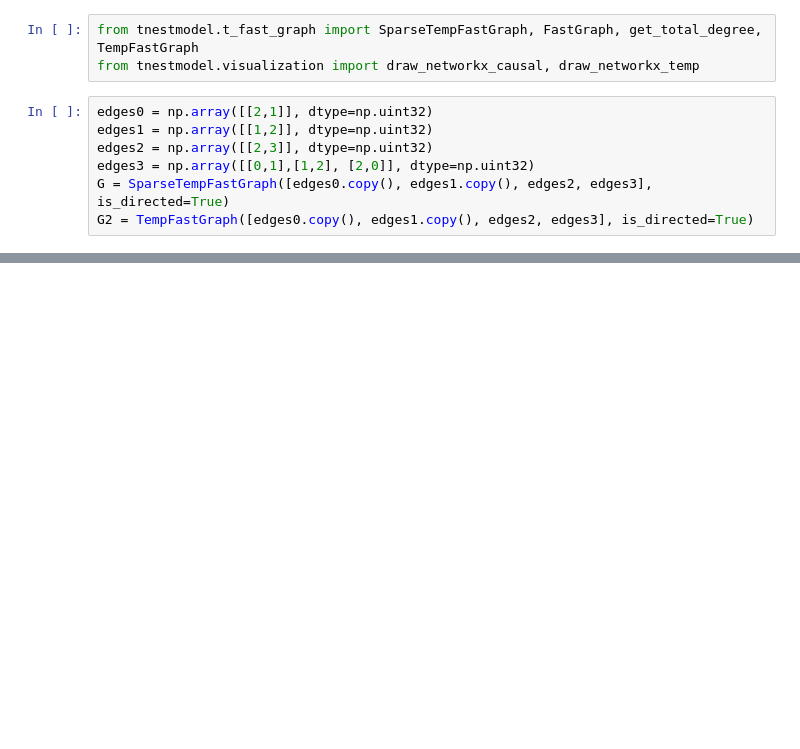
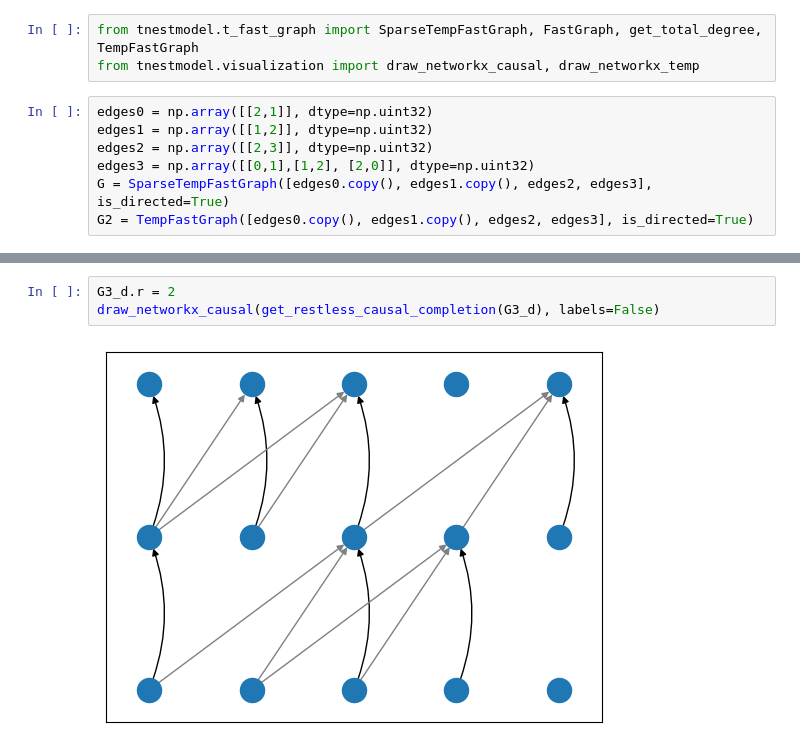
Before and after one commit to Feelx234/temp-nestmodel, a Jupyter notebook: VisualizationDemo.ipynb, the cells around one changed output, grey strips where cells are left out. Cells and saved outputs as stored; diff of their text form; blank space fills up the shorter version.

Commit message:
some preliminary work on restless walks

```diff
--- a/VisualizationDemo.ipynb
+++ b/VisualizationDemo.ipynb
@@ -42,0 +45,5 @@ draw_networkx_causal(G3.get_sparse_causal_completion(), labels=True)
+# %%
+G3_d.r = 2
+draw_networkx_causal(get_restless_causal_completion(G3_d), labels=False)
+# %% [output]
+[figure, added]
```
Also changed, not shown: parts of 12 cells of this notebook, 3 other files.
